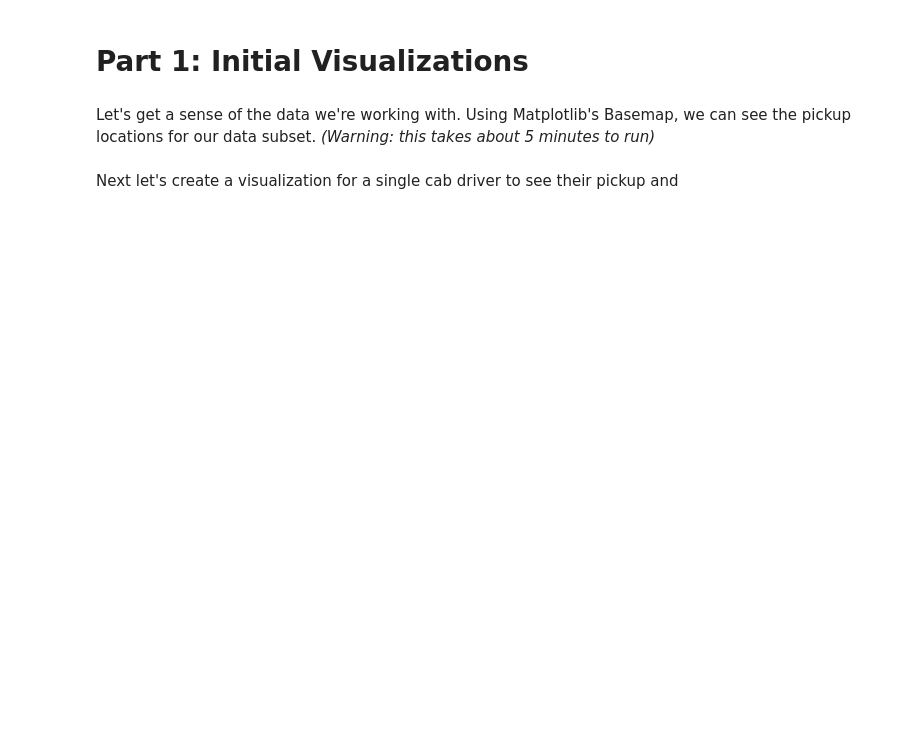
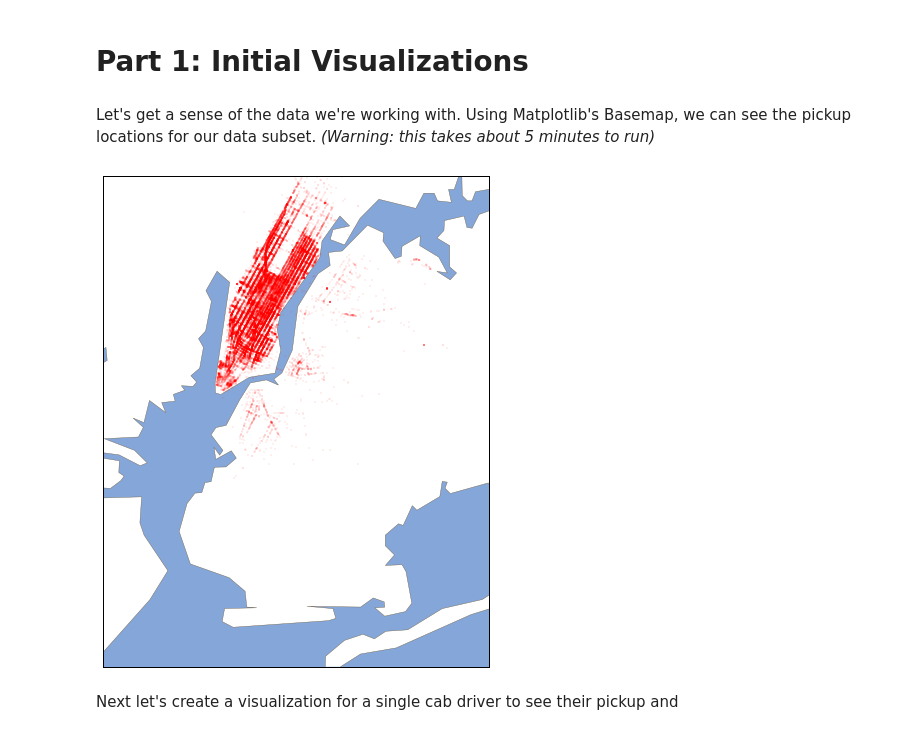
Before and after one commit to AOrlov8957/CS109FinalProject, a Jupyter notebook: Final Project Notebook.ipynb, the cells around one changed output. Cells and saved outputs as stored; diff of their text form; code cells hidden in the pictures; blank space fills up the shorter version.

```diff
--- a/Final Project Notebook.ipynb
+++ b/Final Project Notebook.ipynb
@@ -385,18 +521,20 @@ latitude_frequency.head()
 Let's get a sense of the data we're working with. Using Matplotlib's Basemap, we can see the pickup locations for our data subset. *(Warning: this takes about 5 minutes to run)*
 # %%
 m = Basemap(projection='merc',llcrnrlat=40.55,urcrnrlat=40.82,\
-            llcrnrlon=-74.1, urcrnrlon=-73.82, lat_ts=40.5,resolution='f')
+            llcrnrlon=-74.1, urcrnrlon=-73.82, lat_ts=40.5,resolution='h')
 m.drawmapboundary(fill_color='#85A6D9')
 m.drawcoastlines(color='#6D5F47', linewidth=.4)
 m.drawrivers(color='#6D5F47', linewidth=.4)
 m.fillcontinents(color='white', lake_color='#85A6D9')
 
 #m.scatter(merged2013df.pickup_longitude.values, merged2013df.pickup_latitude.values, alpha = 0.006, latlon=True, zorder=10)
-for i in range(300000):
-    m.plot(merged2013df.pickup_longitude[i], merged2013df.pickup_latitude[i],'ro',latlon=True,ms=1,alpha=.3)
+for i in range(50000):
+    m.plot(merged2013df.pickup_longitude.values[i], merged2013df.pickup_latitude.values[i],'ro',latlon=True,ms=1,alpha=.3)
 
 plt.savefig('images/pickup_init.png')
 plt.show()
+# %% [output]
+[figure, added]
 # %% [markdown]
 Next let's create a visualization for a single cab driver to see their pickup and
 # %%
```
Also changed, not shown: parts of 81 cells of this notebook, 2 other files.
